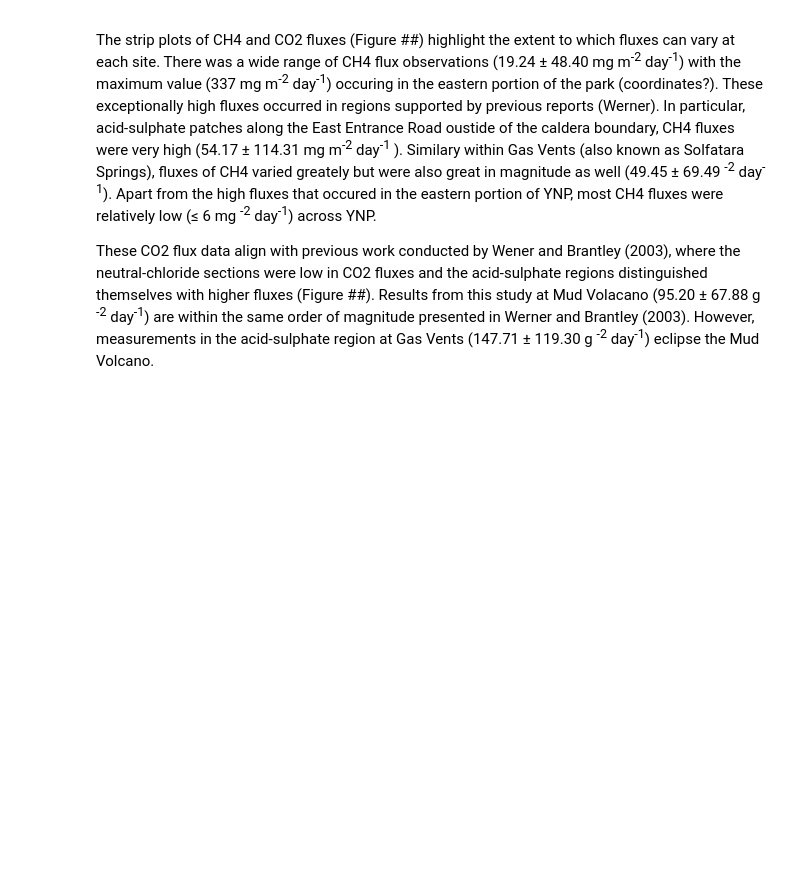
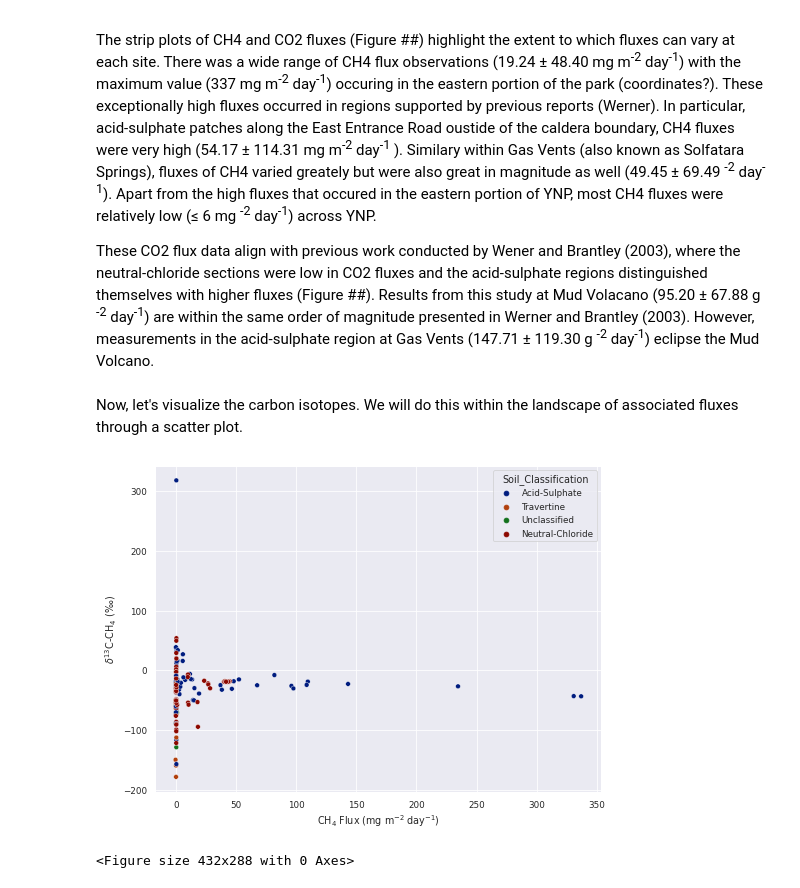
Before and after one commit to 907Resident/caldera-gases, a Jupyter notebook: site_differentation.ipynb, the cells around one changed output. Cells and saved outputs as stored; diff of their text form; code cells hidden in the pictures; blank space fills up the shorter version.

```diff
--- a/site_differentation.ipynb
+++ b/site_differentation.ipynb
@@ -313,3 +318,18 @@ Flux Figure: Strip plots of fluxes collected across Yellowstone and sorted by gr
 The strip plots of CH4 and CO2 fluxes (Figure ##) highlight the extent to which fluxes can vary at each site. There was a wide range of CH4 flux observations (19.24 ± 48.40 mg m<sup>-2</sup> day<sup>-1</sup>) with the maximum value (337 mg m<sup>-2</sup> day<sup>-1</sup>) occuring in the eastern portion of the park (coordinates?). These exceptionally high fluxes occurred in regions supported by previous reports (Werner). In particular, acid-sulphate patches along the East Entrance Road oustide of the caldera boundary, CH4 fluxes were very high (54.17 ± 114.31 mg m<sup>-2</sup> day<sup>-1</sup> ). Similary within Gas Vents (also known as Solfatara Springs), fluxes of CH4 varied greately but were also great in magnitude as well (49.45 ± 69.49 <sup>-2</sup> day<sup>-1</sup>). Apart from the high fluxes that occured in the eastern portion of YNP, most CH4 fluxes were relatively low (≤ 6 mg <sup>-2</sup> day<sup>-1</sup>) across YNP.
 
 These CO2 flux data align with previous work conducted by Wener and Brantley (2003), where the neutral-chloride sections were low in CO2 fluxes and the acid-sulphate regions distinguished themselves with higher fluxes (Figure ##). Results from this study at Mud Volacano (95.20 ± 67.88 g <sup>-2</sup> day<sup>-1</sup>) are within the same order of magnitude presented in Werner and Brantley (2003). However, measurements in the acid-sulphate region at Gas Vents (147.71 ± 119.30 g <sup>-2</sup> day<sup>-1</sup>) eclipse the Mud Volcano.
+# %% [markdown]
+Now, let's visualize the carbon isotopes. We will do this within the landscape of associated fluxes through a scatter plot.
+# %%
+# Scatter plot for d13C vs Fluxes
+## CH4
+plt.figure(figsize=(8,6))
+ax = sns.scatterplot(x="CH4_Flux", y="d13CH4_source", data=df_YC_all,
+                                 hue="Soil_Classification")
+ax.set(xlabel="CH$_4$ Flux (mg m$^{-2}$ day$^{-1}$)",
+       ylabel="$\delta^{13}$C-CH$_4$ (‰)")
+plt.show()
+plt.savefig("figures/CH4_d13_flx_all.png", dpi=300)
+# %% [output]
+[figure, added]
+<Figure size 432x288 with 0 Axes>
```
Also changed, not shown: parts of 21 cells of this notebook.
